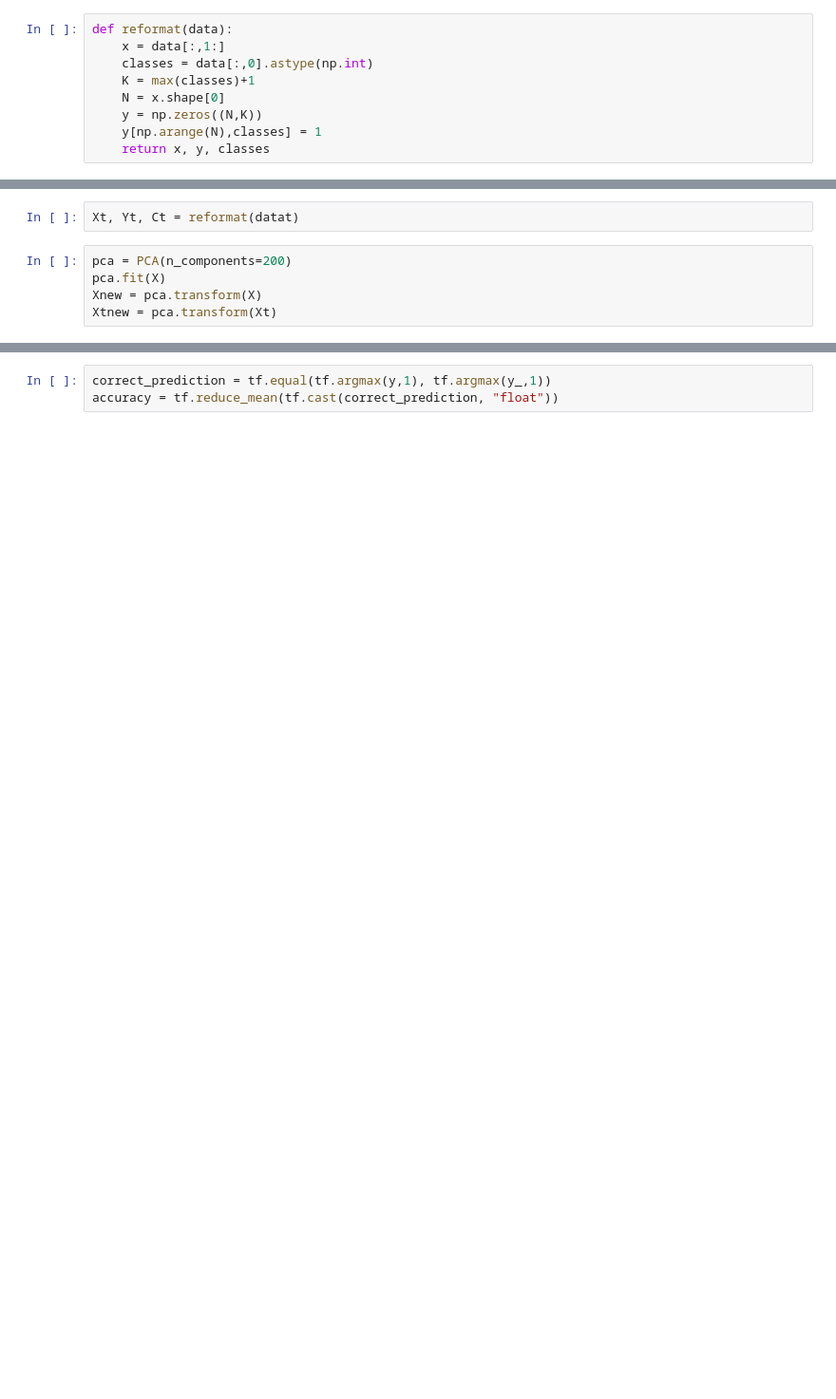
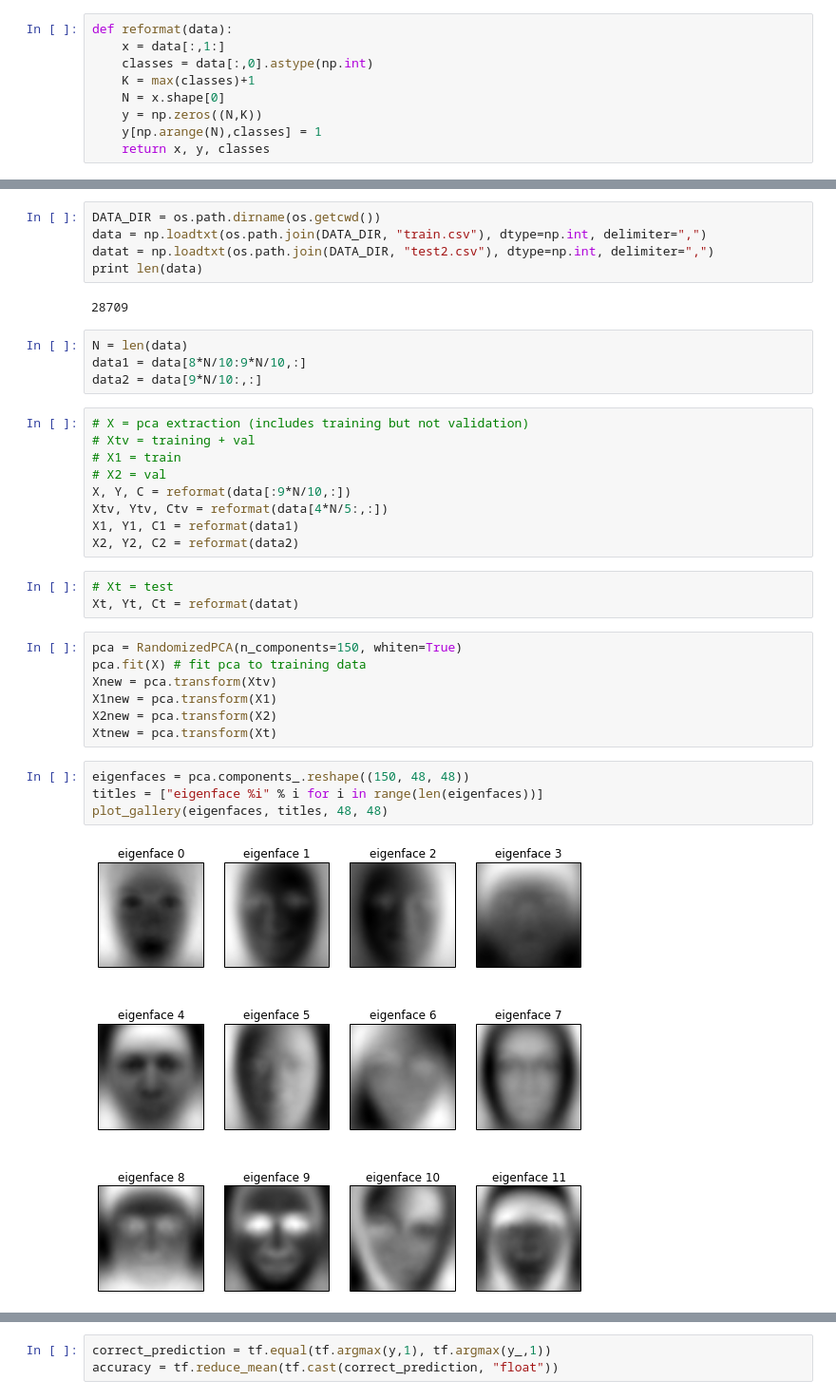
Before and after one commit to vye16/6867-project, a Jupyter notebook: fer2013/pca/PCA.ipynb, the cells around one changed output, grey strips where cells are left out. Shown: that part at 95% size. Drawn from its saved outputs; the diff is of its cells as text; blank space fills up the shorter version.

```diff
--- a/fer2013/pca/PCA.ipynb
+++ b/fer2013/pca/PCA.ipynb
@@ -26,7 +32,36 @@ X, Y, C = reformat(data)
+# %%
+DATA_DIR = os.path.dirname(os.getcwd())
+data = np.loadtxt(os.path.join(DATA_DIR, "train.csv"), dtype=np.int, delimiter=",")
+datat = np.loadtxt(os.path.join(DATA_DIR, "test2.csv"), dtype=np.int, delimiter=",")
+print len(data)
+# %% [output]
+28709
+# %%
+N = len(data)
+data1 = data[8*N/10:9*N/10,:]
+data2 = data[9*N/10:,:]
+# %%
+# X = pca extraction (includes training but not validation)
+# Xtv = training + val
+# X1 = train
+# X2 = val
+X, Y, C = reformat(data[:9*N/10,:])
+Xtv, Ytv, Ctv = reformat(data[4*N/5:,:])
+X1, Y1, C1 = reformat(data1)
+X2, Y2, C2 = reformat(data2)
 # %%
+# Xt = test
 Xt, Yt, Ct = reformat(datat)
 # %%
-pca = PCA(n_components=200)
-pca.fit(X)
-Xnew = pca.transform(X)
+pca = RandomizedPCA(n_components=150, whiten=True)
+pca.fit(X) # fit pca to training data
+Xnew = pca.transform(Xtv)
+X1new = pca.transform(X1)
+X2new = pca.transform(X2)
 Xtnew = pca.transform(Xt)
+# %%
+eigenfaces = pca.components_.reshape((150, 48, 48))
+titles = ["eigenface %i" % i for i in range(len(eigenfaces))]
+plot_gallery(eigenfaces, titles, 48, 48)
+# %% [output]
+[figure, added]
```
Also changed, not shown: parts of 23 cells of this notebook, 5 other files.
